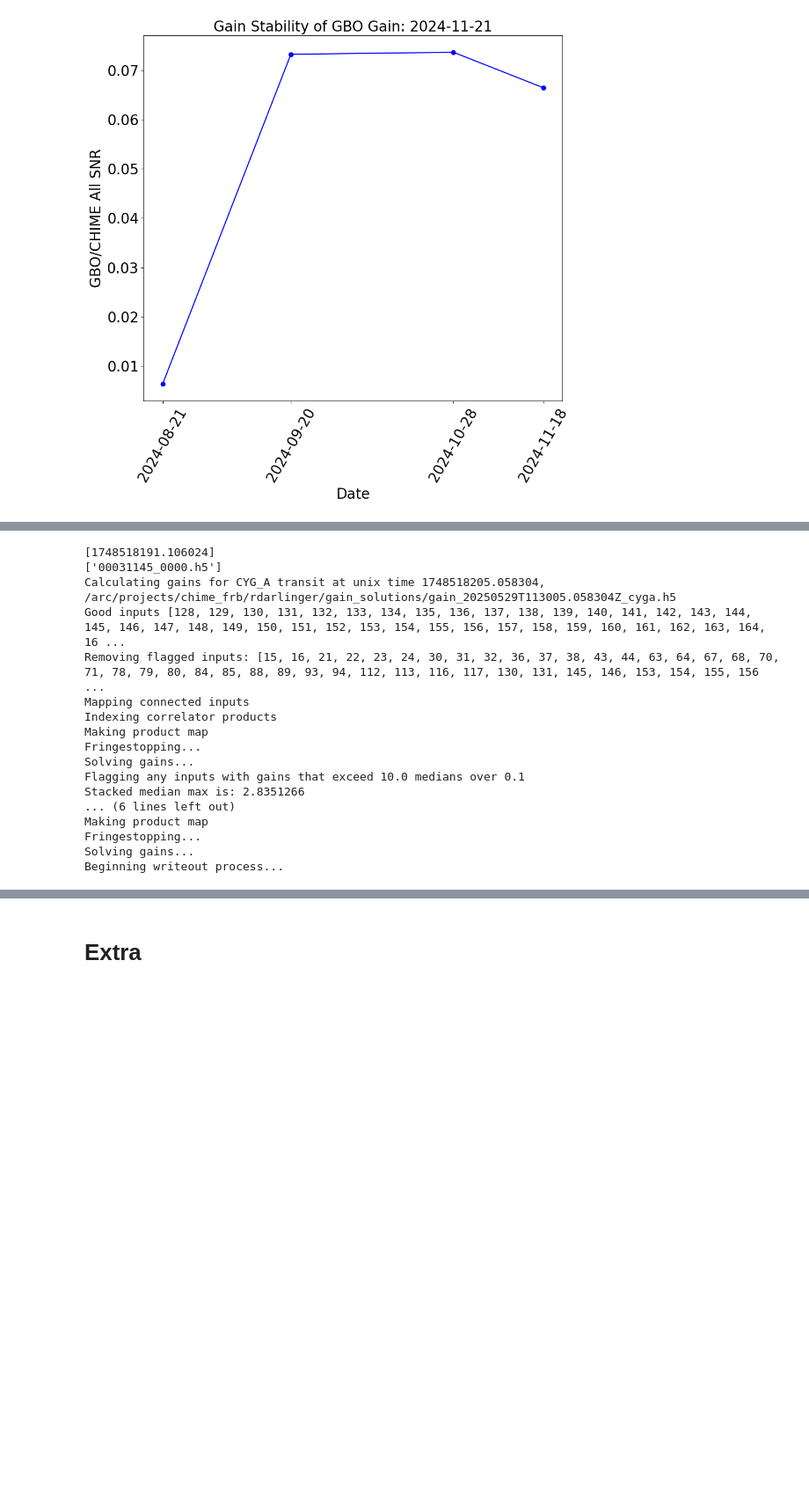
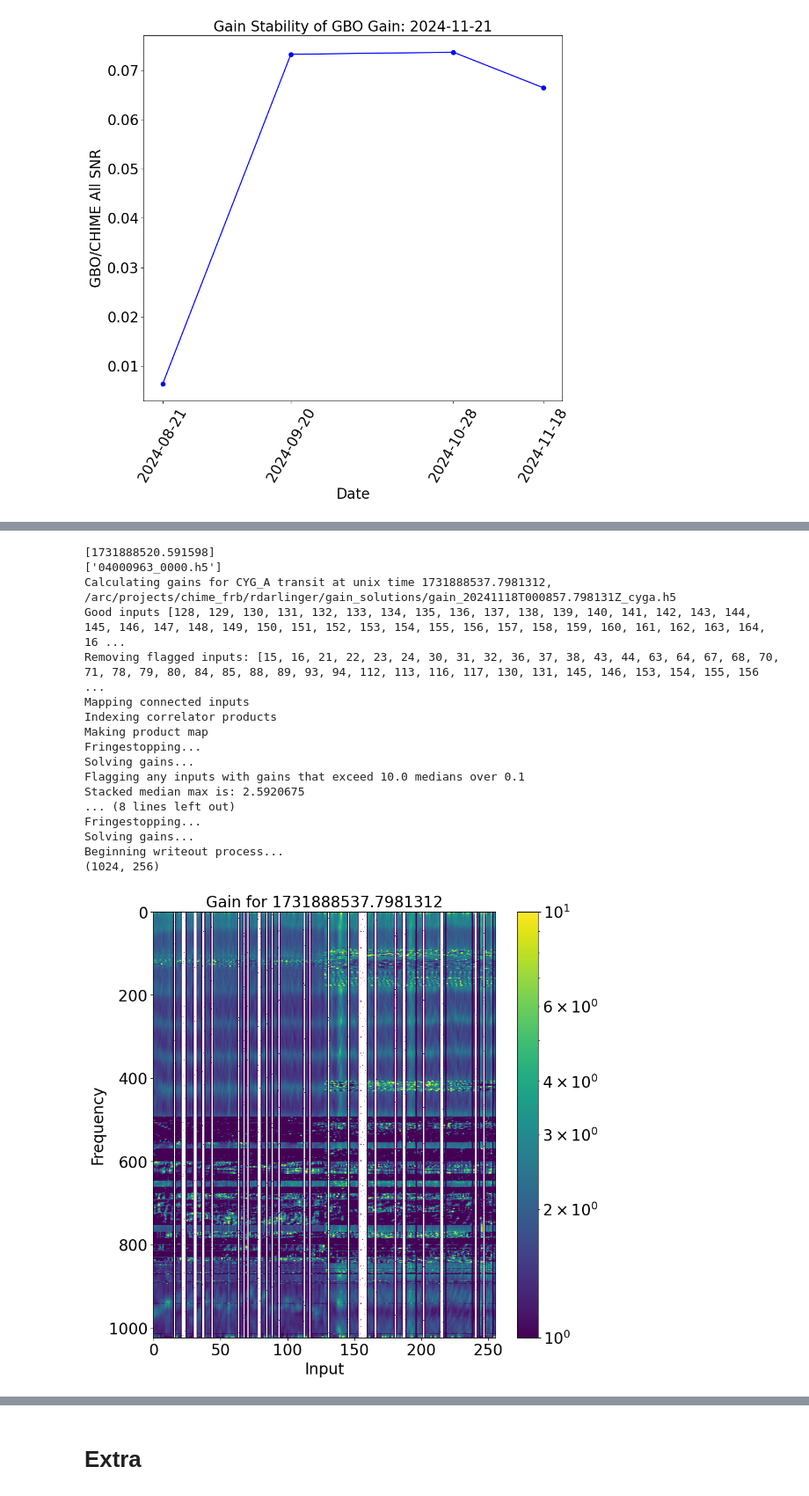
Before and after one commit to rdarlinger/gbo_sensitivity, a Jupyter notebook: gain_test_pulsar.ipynb, the cells around one changed output, grey strips where cells are left out. Shown at 88% size. Cells and saved outputs as stored; diff of their text form; code cells hidden in the pictures; blank space fills up the shorter version.

```diff
--- a/gain_test_pulsar.ipynb
+++ b/gain_test_pulsar.ipynb
@@ -186,5 +205,5 @@ plot_SNR('SNR_B0329+54_high.csv','stability_B0329+54_high.png')
  '2024-10-28T00:00:00.000000000' '2024-11-18T00:00:00.000000000']
 [figure]
 # %%
-toa=just_toa("/arc/projects/chime_frb/rdarlinger/singlebeams/singlebeam_chime_404366634.h5")
+toa=just_toa("/arc/projects/chime_frb/rdarlinger/singlebeams/singlebeam_chime_428880218.h5")
 # %% [output]
@@ -211,3 +230,3 @@ DM=27.09 pc/cc...
 # %%
-transit_time=find_files("/arc/projects/chime_frb/rdarlinger/n_squared_for_08_21_B0329+54.txt","n_squared_files", toa)
+transit_time=find_files("/arc/projects/chime_frb/rdarlinger/n_squared_for_B0329+54.txt","n_squared_files", toa)
 # %% [output]
@@ -232,20 +250,21 @@ KeyboardInterrupt:
 # %%
-get_gains_from_N2("/arc/projects/chime_frb/data/gbo/n_squared/20240820T145621Z_gbo_corr/", transit_times=transit_time)
+get_gains_from_N2("/arc/projects/chime_frb/data/gbo/n_squared/20241002T163056Z_gbo_corr/", transit_times=transit_time)
 # %% [output]
-[1748518191.106024]
-['00031145_0000.h5']
-Calculating gains for CYG_A transit at unix time 1748518205.058304, /arc/projects/chime_frb/rdarlinger/gain_solutions/gain_20250529T113005.058304Z_cyga.h5
+[1731888520.591598]
+['04000963_0000.h5']
+Calculating gains for CYG_A transit at unix time 1731888537.7981312, /arc/projects/chime_frb/rdarlinger/gain_solutions/gain_20241118T000857.798131Z_cyga.h5
 Good inputs [128, 129, 130, 131, 132, 133, 134, 135, 136, 137, 138, 139, 140, 141, 142, 143, 144, 145, 146, 147, 148, 149, 150, 151, 152, 153, 154, 155, 156, 157, 158, 159, 160, 161, 162, 163, 164, 16 ...
 Removing flagged inputs: [15, 16, 21, 22, 23, 24, 30, 31, 32, 36, 37, 38, 43, 44, 63, 64, 67, 68, 70, 71, 78, 79, 80, 84, 85, 88, 89, 93, 94, 112, 113, 116, 117, 130, 131, 145, 146, 153, 154, 155, 156 ...
 Mapping connected inputs
 Indexing correlator products
 Making product map
 Fringestopping...
 Solving gains...
 Flagging any inputs with gains that exceed 10.0 medians over 0.1
-Stacked median max is: 2.8351266
-... (6 lines left out)
-Making product map
+Stacked median max is: 2.5920675
+... (8 lines left out)
 Fringestopping...
 Solving gains...
 Beginning writeout process...
+(1024, 256)
+[figure, added]
```
Also changed, not shown: parts of 5 cells of this notebook, 1 other file.
